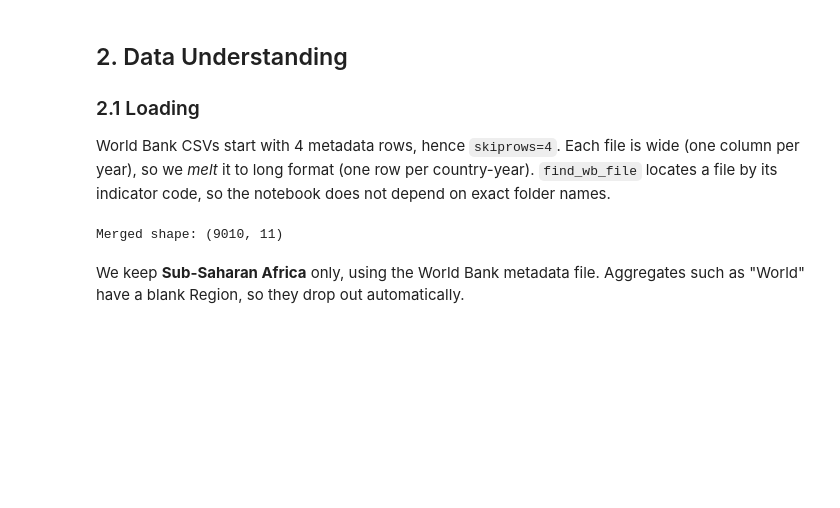
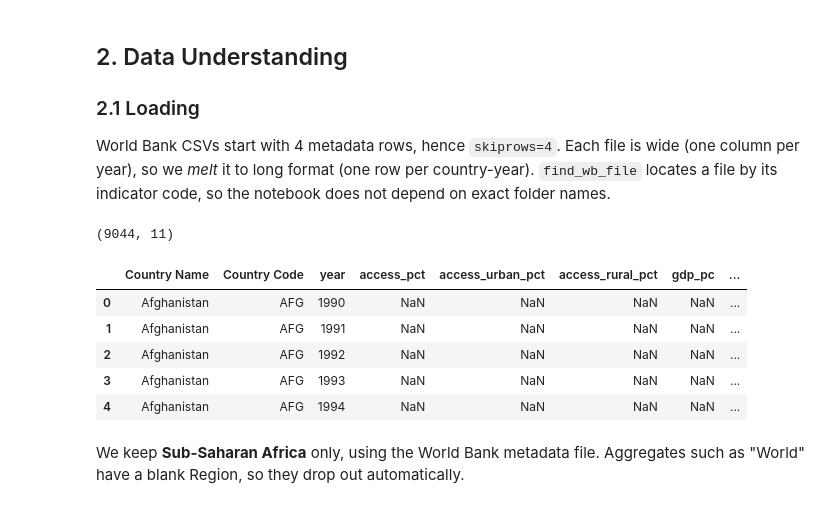
Before and after one commit to Kim-mie/Analysis-Class, a Jupyter notebook: SDG7_Capstone/SDG7_CRISP-DM_Capstone (2).ipynb, the cells around one changed output. Drawn from its saved outputs; the diff is of its cells as text; code cells hidden in the pictures; blank space fills up the shorter version.

```diff
--- a/SDG7_Capstone/SDG7_CRISP-DM_Capstone (2).ipynb
+++ b/SDG7_Capstone/SDG7_CRISP-DM_Capstone (2).ipynb
@@ -118,39 +118,80 @@ Using data in : C:\Users\user\Desktop\Analysis101
 World Bank CSVs start with 4 metadata rows, hence `skiprows=4`. Each file is wide (one column per year), so we *melt* it to long format (one row per country-year).
 `find_wb_file` locates a file by its indicator code, so the notebook does not depend on exact folder names.
 # %%
+# LOAD THE WORLD BANK FILES AND MERGE THEM INTO ONE TABLE
+from functools import reduce
+
 def find_wb_file(code):
+    """Find the CSV for one World Bank indicator code, wherever it sits inside the data folder."""
+    # glob looks for files whose name starts with "API_<code>_" and ends in .csv.
+    # "**" with recursive=True means "search inside every sub-folder too",
+    # so it does not matter how the downloaded folders are named or nested.
     hits = glob.glob(os.path.join(DATA_DIR, "**", f"API_{code}_*.csv"), recursive=True)
     if not hits:
+        # No file found: stop with a clear message that says which indicator is missing and where to get it
         raise FileNotFoundError(
             f"No file for indicator {code} under '{DATA_DIR}/'. Download it from "
             f"https://data.worldbank.org/indicator/{code} (Download > CSV) and unzip it into '{DATA_DIR}/'.")
-    return hits[0]
+    return hits[0]   # use the first match
+
 
 def load_wb(code, name, y0=1990, y1=2023):
+    """Load one indicator and reshape it from 'wide' to 'long' (one row per country-year)."""
+    # World Bank CSVs start with 4 lines of metadata, so skip them to reach the real header row
     raw = pd.read_csv(find_wb_file(code), skiprows=4)
+
+    # The years are columns named "1990", "1991", ... (text). Keep only years from y0 to y1.
+    # range() excludes its end point, so we use y1 + 1. The "if ... in raw.columns" skips any year the file lacks.
     years = [str(y) for y in range(y0, y1 + 1) if str(y) in raw.columns]
+
+    # melt() turns the wide table (one column per year) into a long one:
+    #   id_vars    = columns that identify the row (country name and code), kept as they are
+    #   value_vars = the year columns that get stacked into rows
+    #   var_name   = name of the new column holding the year
+    #   value_name = name of the new column holding the value (e.g. "gdp_pc")
     long = raw.melt(id_vars=["Country Name", "Country Code"], value_vars=years,
                     var_name="year", value_name=name)
-    long["year"] = long["year"].astype(int)   # melt returns years as text
+
+    long["year"] = long["year"].astype(int)   # melt returns years as text, so convert to numbers (for sorting and filtering)
     return long
 
+
+# Map each World Bank indicator code to a short, readable column name we will use in the project
 INDICATORS = {
-    "EG.ELC.ACCS.ZS":    "access_pct",
-    "EG.ELC.ACCS.UR.ZS": "access_urban_pct",
-    "EG.ELC.ACCS.RU.ZS": "access_rural_pct",
-    "NY.GDP.PCAP.CD":    "gdp_pc",
-    "SP.URB.TOTL.IN.ZS": "urban_pop_pct",
-    "SP.POP.GROW":       "pop_growth",
-    "SP.POP.TOTL":       "population",
-    "EG.FEC.RNEW.ZS":    "renewable_pct",
+    "EG.ELC.ACCS.ZS":    "access_pct",        # access to electricity, total (% of population)
+    "EG.ELC.ACCS.UR.ZS": "access_urban_pct",  # access to electricity, urban
+    "EG.ELC.ACCS.RU.ZS": "access_rural_pct",  # access to electricity, rural
+    "NY.GDP.PCAP.CD":    "gdp_pc",            # GDP per capita (US$)
+    "SP.URB.TOTL.IN.ZS": "urban_pop_pct",     # urban population (% of total)
+    "SP.POP.GROW":       "pop_growth",        # population growth (annual %)
+    "SP.POP.TOTL":       "population",        # total population
+    "EG.FEC.RNEW.ZS":    "renewable_pct",     # renewable energy (% of final energy consumption)
 }
+
+# Load all eight indicators: one long table for each, collected in a list
 frames = [load_wb(code, name) for code, name in INDICATORS.items()]
-df_all = frames[0]
-for f in frames[1:]:
-    df_all = df_all.merge(f, on=["Country Name", "Country Code", "year"], how="left")
-print("Merged shape:", df_all.shape)
+
+# Merge them into one table, one row per country-year.
+# reduce() applies pd.merge repeatedly: (frame1 + frame2) + frame3 + ...
+# how="outer" keeps a country-year even if some indicators are missing for it.
+df = reduce(
+    lambda left, right: pd.merge(left, right,
+                                 on=["Country Name", "Country Code", "year"],
+                                 how="outer"),
+    frames,
+)
+
+df = df.sort_values(["Country Name", "year"]).reset_index(drop=True)
+print(df.shape)
+df.head()
 # %% [output]
-Merged shape: (9010, 11)
+(9044, 11)
+|  | Country Name | Country Code | year | access_pct | access_urban_pct | access_rural_pct | gdp_pc | ... |
+| 0 | Afghanistan | AFG | 1990 | NaN | NaN | NaN | NaN | ... |
+| 1 | Afghanistan | AFG | 1991 | NaN | NaN | NaN | NaN | ... |
+| 2 | Afghanistan | AFG | 1992 | NaN | NaN | NaN | NaN | ... |
+| 3 | Afghanistan | AFG | 1993 | NaN | NaN | NaN | NaN | ... |
+| 4 | Afghanistan | AFG | 1994 | NaN | NaN | NaN | NaN | ... |
 # %% [markdown]
 We keep **Sub-Saharan Africa** only, using the World Bank metadata file. Aggregates such as "World" have a blank Region, so they drop out automatically.
 # %%
```
Also changed, not shown: parts of 17 cells of this notebook.
